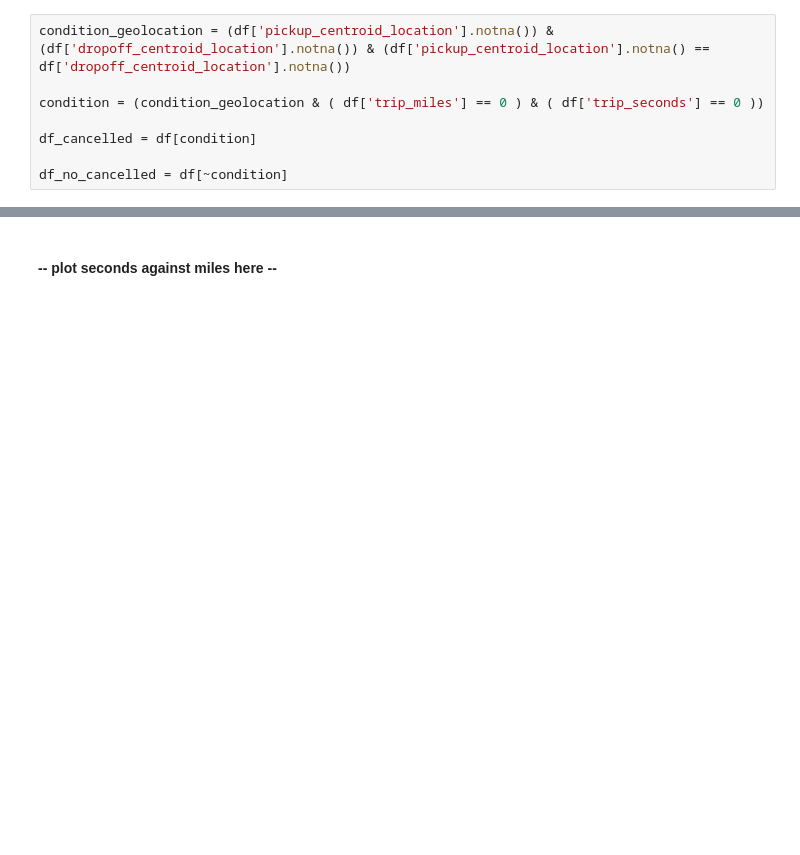
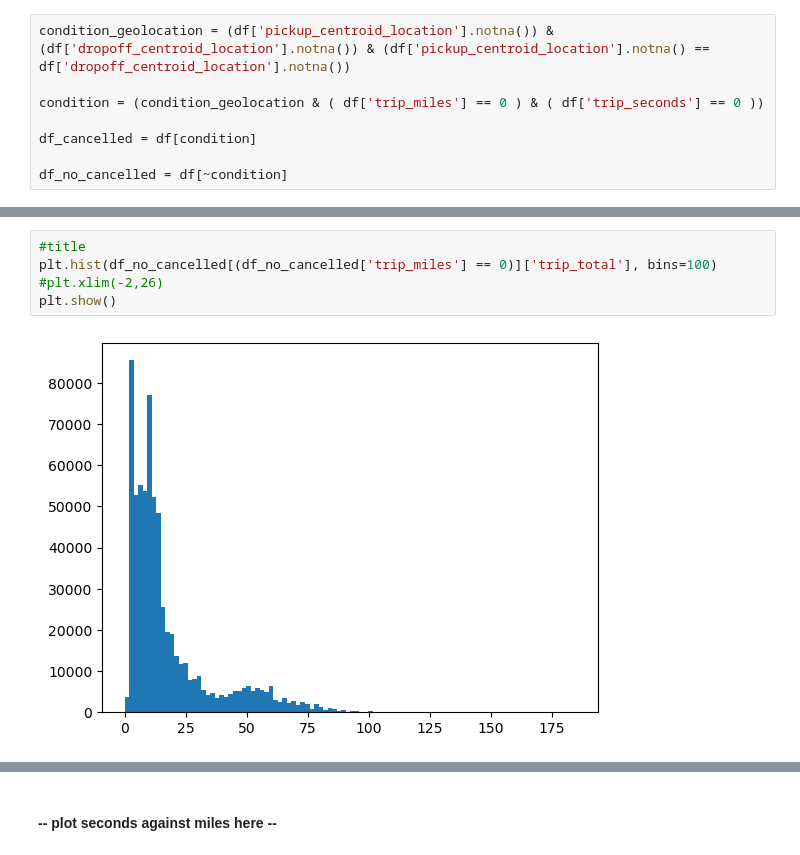
Before and after one commit to madxox/AAA_Teamassignment, a Jupyter notebook: 01_preparation_taxidata_jl.ipynb, the cells around one changed output, grey strips where cells are left out. Drawn from its saved outputs; the diff is of its cells as text; blank space fills up the shorter version.

```diff
--- a/01_preparation_taxidata_jl.ipynb
+++ b/01_preparation_taxidata_jl.ipynb
@@ -436 +439,8 @@ print(df_no_cancelled.shape)
+# %%
+#title
+plt.hist(df_no_cancelled[(df_no_cancelled['trip_miles'] == 0)]['trip_total'], bins=100)
+#plt.xlim(-2,26)
+plt.show()
+# %% [output]
+[figure, added]
 # %%
```
Also changed, not shown: parts of 71 cells of this notebook.
